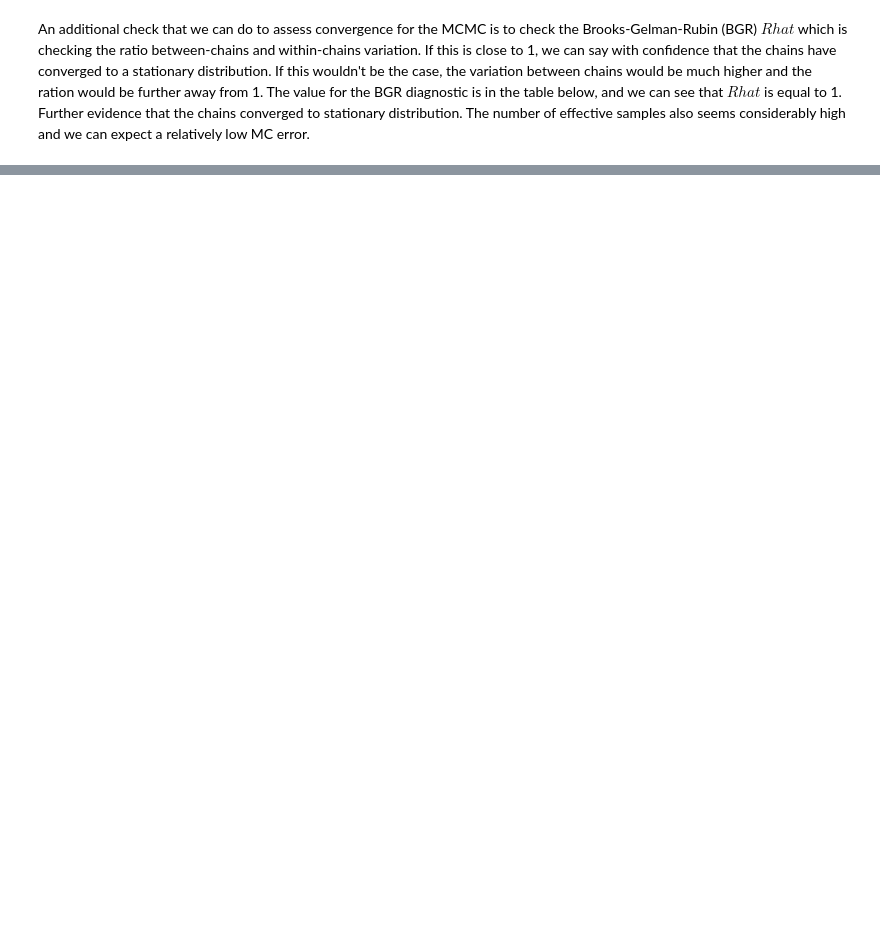
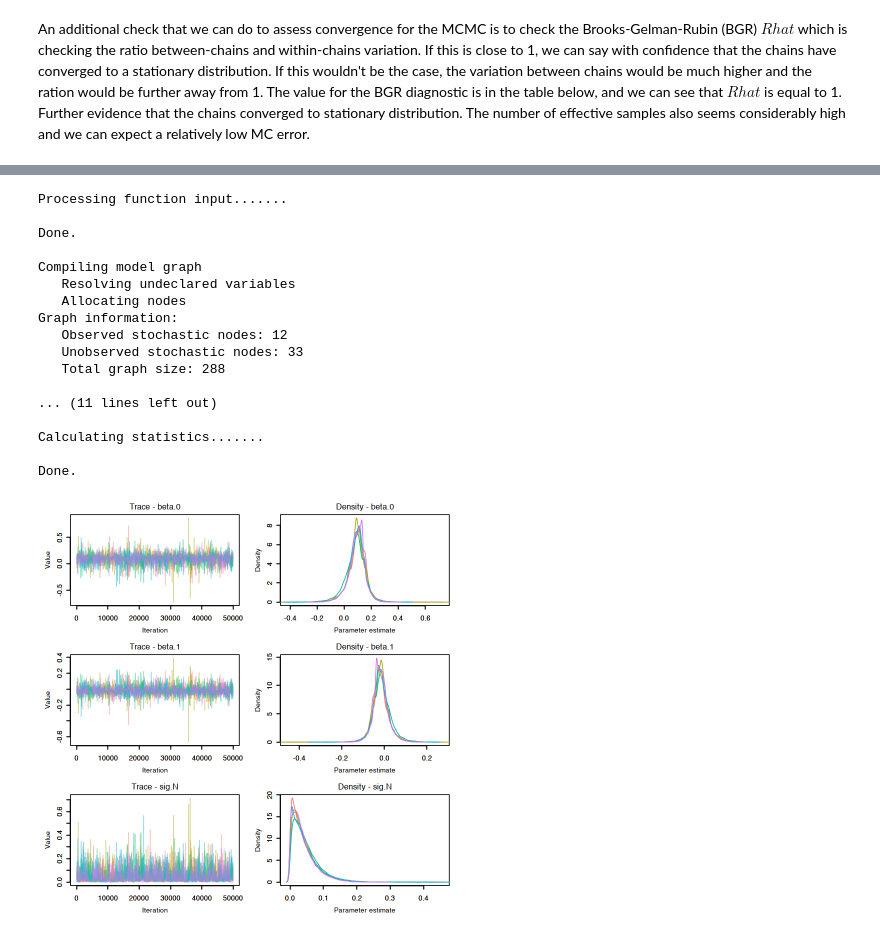
Before and after one commit to erikseulean/wildlife, a Jupyter notebook: Assignment2.ipynb, the cells around one changed output, grey strips where cells are left out. Drawn from its saved outputs; the diff is of its cells as text; code cells hidden in the pictures; blank space fills up the shorter version.

```diff
--- a/Assignment2.ipynb
+++ b/Assignment2.ipynb
@@ -442,0 +466,63 @@ A data.frame: 30 × 8
+# %%
+obs.pos <- c(2, 4, 6, 8, 12, 13, 18, 19, 23, 25, 27, 30)
+nyrs = 30
+
+N.filled <- c(NA,na.locf(wildebeest$Nhat))
+
+
+wildebeest.data <- list(nyrs = nyrs,
+                        y = wildebeest$Nhat,
+                        rain = wildebeest$rain,
+                        catch = wildebeest$Catch,
+                        obs.pos = non_na_indices,
+                        sig.y = wildebeest$sehat)
+
+
+
+wildebeest.inits <- function(){
+  list(
+    N1 = runif(1, 0, 2),
+    N.est = N.filled,
+    sig.N = runif(1, 0, 1),
+    beta.0 = runif(1, -2, 2),
+    beta.1 = runif(1, -2, 2)
+  )
+}
+
+wildebeest.parms <- c("beta.0", "beta.1", "sig.N", "N1", "N.est")
+
+nc <- 5
+nb <- 20000
+ni <- 50000 + nb
+nt <- 1
+
+wildebeest.out <- jags(data = wildebeest.data,
+                       inits = wildebeest.inits,
+                       parameters.to.save = wildebeest.parms,
+                       model.file = "MT5767_2.txt",
+                       n.chains = nc,
+                       n.iter = ni,
+                       n.burnin = nb,
+                       n.thin = nt)
+
+library(MCMCvis)
+MCMCtrace(wildebeest.out, params = wildebeest.parms[1:3], iter = ni, pdf = FALSE, ind = TRUE)
+# %% [output]
+Processing function input.......
+
+Done.
+
+Compiling model graph
+   Resolving undeclared variables
+   Allocating nodes
+Graph information:
+   Observed stochastic nodes: 12
+   Unobserved stochastic nodes: 33
+   Total graph size: 288
+
+... (11 lines left out)
+
+Calculating statistics.......
+
+Done.
+[figure, added]
```
Also changed, not shown: parts of 17 cells of this notebook.
